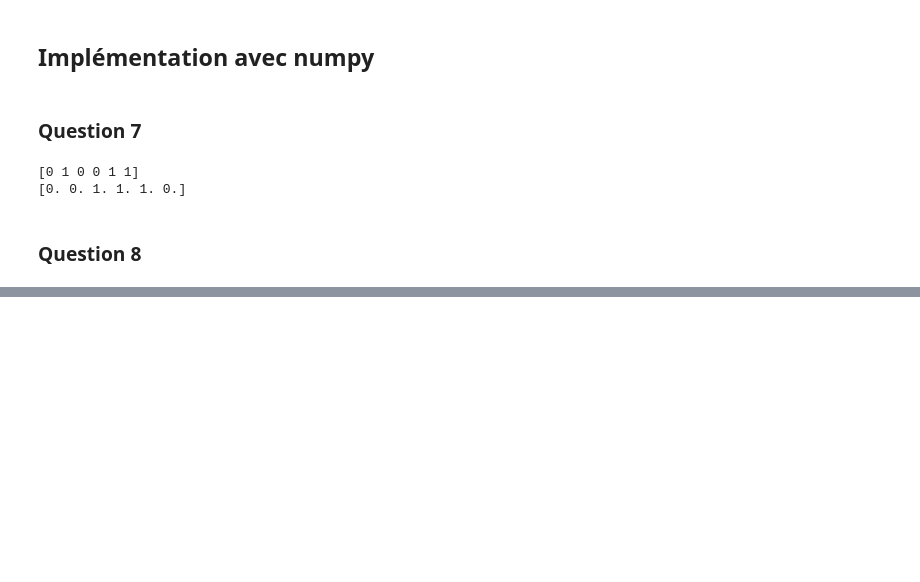
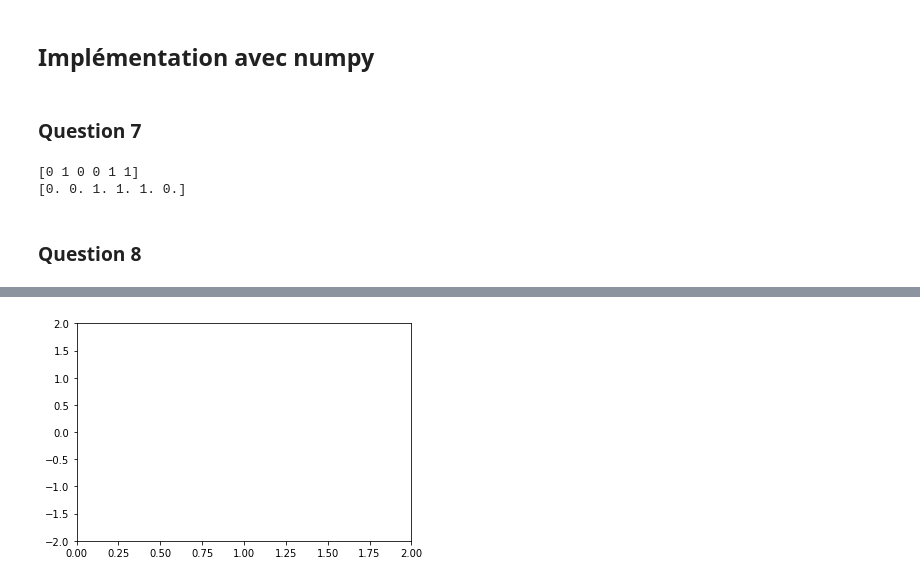
Before and after one commit to fanchonherman/TP_jeu_vie, a Jupyter notebook: notebook_HMMA238_fanchonherman.ipynb, the cells around one changed output, grey strips where cells are left out. Saved outputs shown, nothing was run; the diff lists cells and outputs as text; code cells hidden in the pictures; blank space fills up the shorter version.

```diff
--- a/notebook_HMMA238_fanchonherman.ipynb
+++ b/notebook_HMMA238_fanchonherman.ipynb
@@ -153,0 +220,14 @@ print(N)
+# %%
+fig = plt.figure()
+ax = plt.axes(xlim=(0, 2), ylim=(-2, 2))
+line, = ax.plot([], [], lw=2)
+
+def init():
+    line.set_data([], [])
+    return line
+
+#anim = animation.FuncAnimation(Z_huge, iteration_jeu_np, init_func=init,
+#                               frames=6, interval=20, blit=True)
+#plt.imshow()
+# %% [output]
+[figure, added]
```
Also changed, not shown: parts of 13 cells of this notebook.
